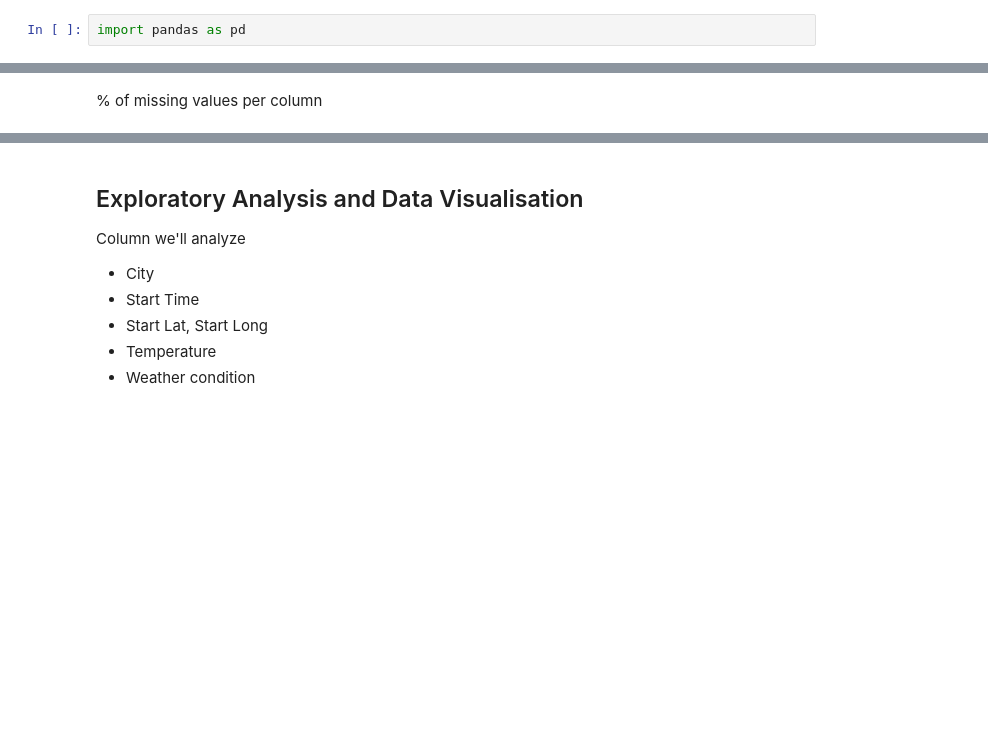
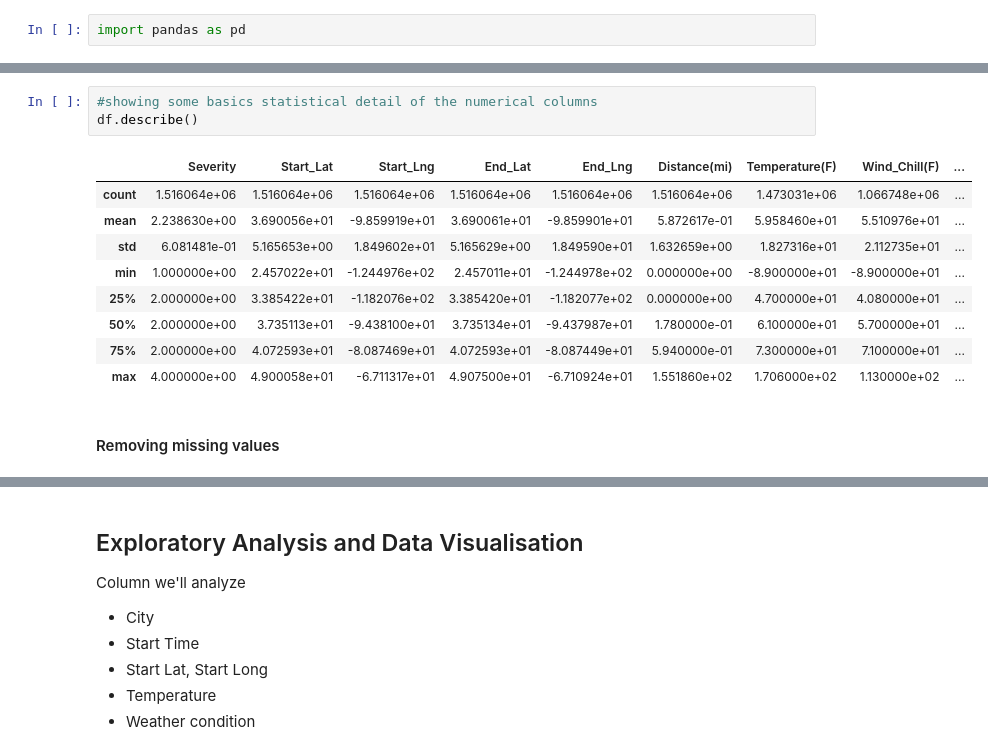
Before and after one commit to shitab16/Exploratory-Data-Analysis-US_Accidents, a Jupyter notebook: EDA_US_Accidents.ipynb, the cells around one changed output, grey strips where cells are left out. Cells and saved outputs as stored; diff of their text form; blank space fills up the shorter version.

```diff
--- a/EDA_US_Accidents.ipynb
+++ b/EDA_US_Accidents.ipynb
@@ -30,3 +56,16 @@ len(df)
+# %%
+#showing some basics statistical detail of the numerical columns
+df.describe()
+# %% [output]
+|  | Severity | Start_Lat | Start_Lng | End_Lat | End_Lng | Distance(mi) | Temperature(F) | Wind_Chill(F) | ... |
+| count | 1.516064e+06 | 1.516064e+06 | 1.516064e+06 | 1.516064e+06 | 1.516064e+06 | 1.516064e+06 | 1.473031e+06 | 1.066748e+06 | ... |
+| mean | 2.238630e+00 | 3.690056e+01 | -9.859919e+01 | 3.690061e+01 | -9.859901e+01 | 5.872617e-01 | 5.958460e+01 | 5.510976e+01 | ... |
+| std | 6.081481e-01 | 5.165653e+00 | 1.849602e+01 | 5.165629e+00 | 1.849590e+01 | 1.632659e+00 | 1.827316e+01 | 2.112735e+01 | ... |
+| min | 1.000000e+00 | 2.457022e+01 | -1.244976e+02 | 2.457011e+01 | -1.244978e+02 | 0.000000e+00 | -8.900000e+01 | -8.900000e+01 | ... |
+| 25% | 2.000000e+00 | 3.385422e+01 | -1.182076e+02 | 3.385420e+01 | -1.182077e+02 | 0.000000e+00 | 4.700000e+01 | 4.080000e+01 | ... |
+| 50% | 2.000000e+00 | 3.735113e+01 | -9.438100e+01 | 3.735134e+01 | -9.437987e+01 | 1.780000e-01 | 6.100000e+01 | 5.700000e+01 | ... |
+| 75% | 2.000000e+00 | 4.072593e+01 | -8.087469e+01 | 4.072593e+01 | -8.087449e+01 | 5.940000e-01 | 7.300000e+01 | 7.100000e+01 | ... |
+| max | 4.000000e+00 | 4.900058e+01 | -6.711317e+01 | 4.907500e+01 | -6.710924e+01 | 1.551860e+02 | 1.706000e+02 | 1.130000e+02 | ... |
 # %% [markdown]
-% of missing values per column
+#### Removing missing values
 # %%
```
Also changed, not shown: parts of 24 cells of this notebook.
